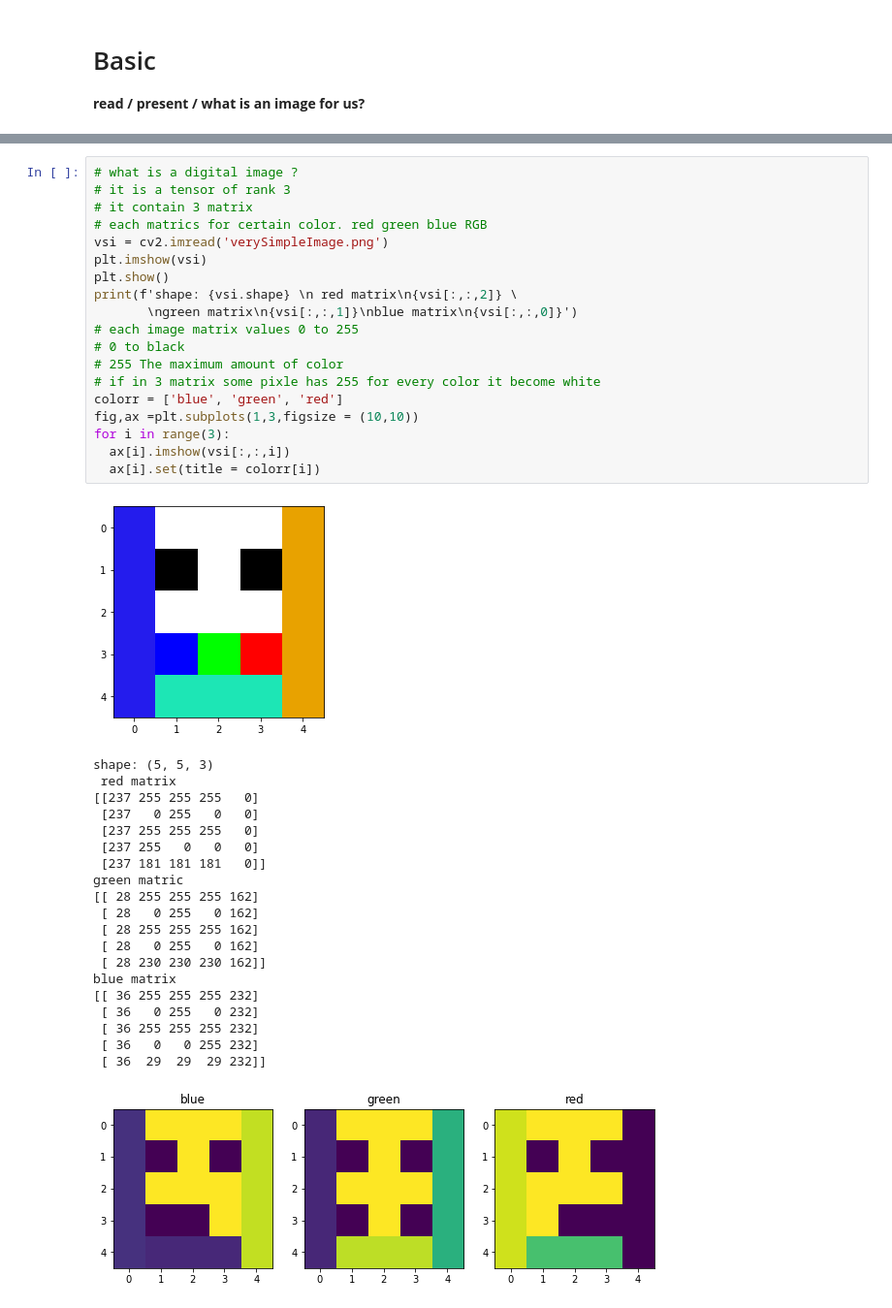
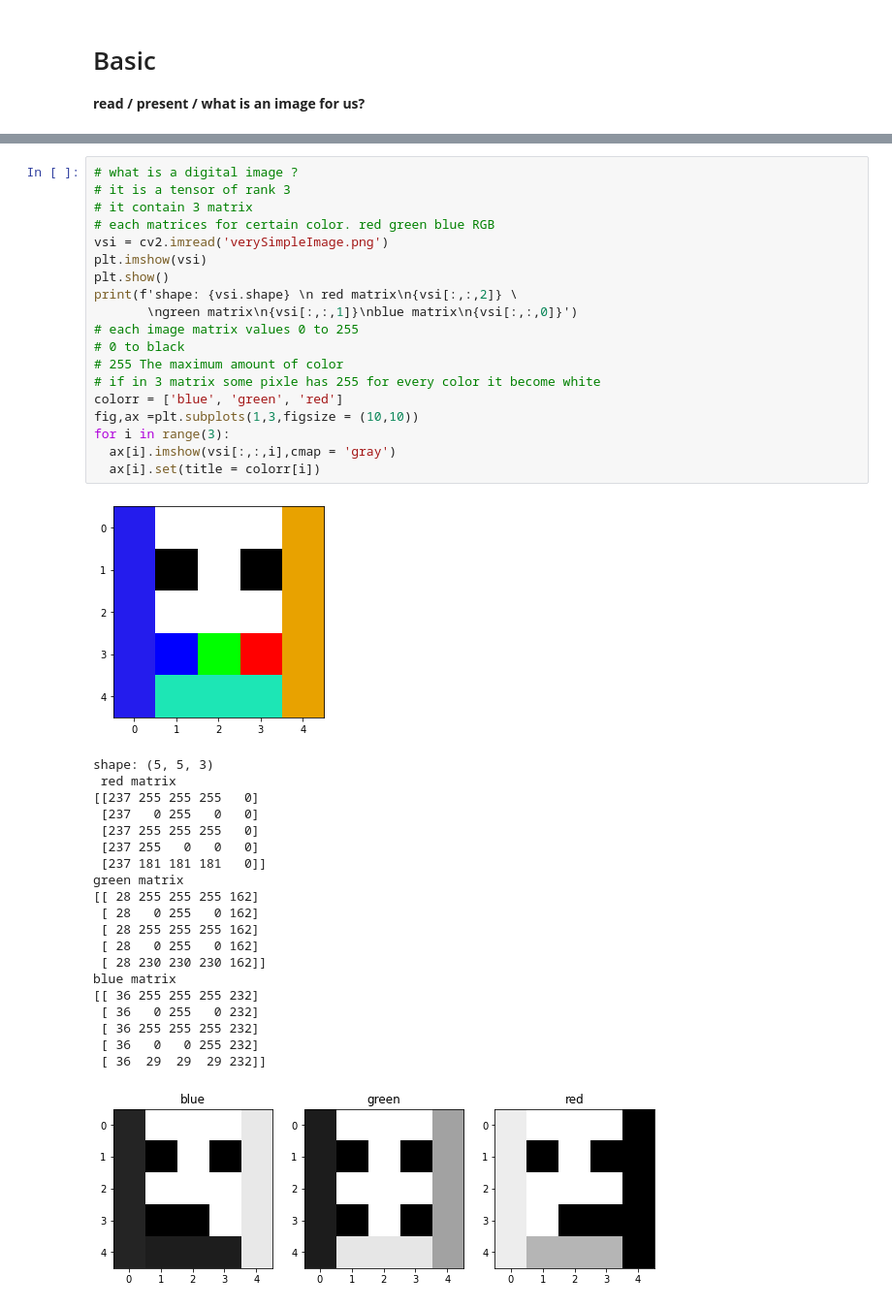
Before and after one commit to hsargoli/MyWorks, a Jupyter notebook: imagePRocessing_from_zero.ipynb, the cells around one changed output, grey strips where cells are left out. Shown at 97% size. Saved outputs shown, nothing was run; the diff lists cells and outputs as text.

```diff
--- a/imagePRocessing_from_zero.ipynb
+++ b/imagePRocessing_from_zero.ipynb
@@ -46,40 +59,40 @@ ax[2].imshow(img2); ax[2].set(title = 'Pillow')
 # what is a digital image ?
 # it is a tensor of rank 3
 # it contain 3 matrix
-# each matrics for certain color. red green blue RGB
+# each matrices for certain color. red green blue RGB
 vsi = cv2.imread('verySimpleImage.png')
 plt.imshow(vsi)
 plt.show()
 print(f'shape: {vsi.shape} \n red matrix\n{vsi[:,:,2]} \
        \ngreen matrix\n{vsi[:,:,1]}\nblue matrix\n{vsi[:,:,0]}')
 # each image matrix values 0 to 255
 # 0 to black
 # 255 The maximum amount of color
 # if in 3 matrix some pixle has 255 for every color it become white
 colorr = ['blue', 'green', 'red']
 fig,ax =plt.subplots(1,3,figsize = (10,10))
 for i in range(3):
-  ax[i].imshow(vsi[:,:,i])
+  ax[i].imshow(vsi[:,:,i],cmap = 'gray')
   ax[i].set(title = colorr[i])
 # %% [output]
 [figure]
 shape: (5, 5, 3)
  red matrix
 [[237 255 255 255   0]
  [237   0 255   0   0]
  [237 255 255 255   0]
  [237 255   0   0   0]
  [237 181 181 181   0]]
-green matric
+green matrix
 [[ 28 255 255 255 162]
  [ 28   0 255   0 162]
  [ 28 255 255 255 162]
  [ 28   0 255   0 162]
  [ 28 230 230 230 162]]
 blue matrix
 [[ 36 255 255 255 232]
  [ 36   0 255   0 232]
  [ 36 255 255 255 232]
  [ 36   0   0 255 232]
  [ 36  29  29  29 232]]
-[figure, old version]
+[figure, new version]
```
Also changed, not shown: parts of 16 cells of this notebook.
